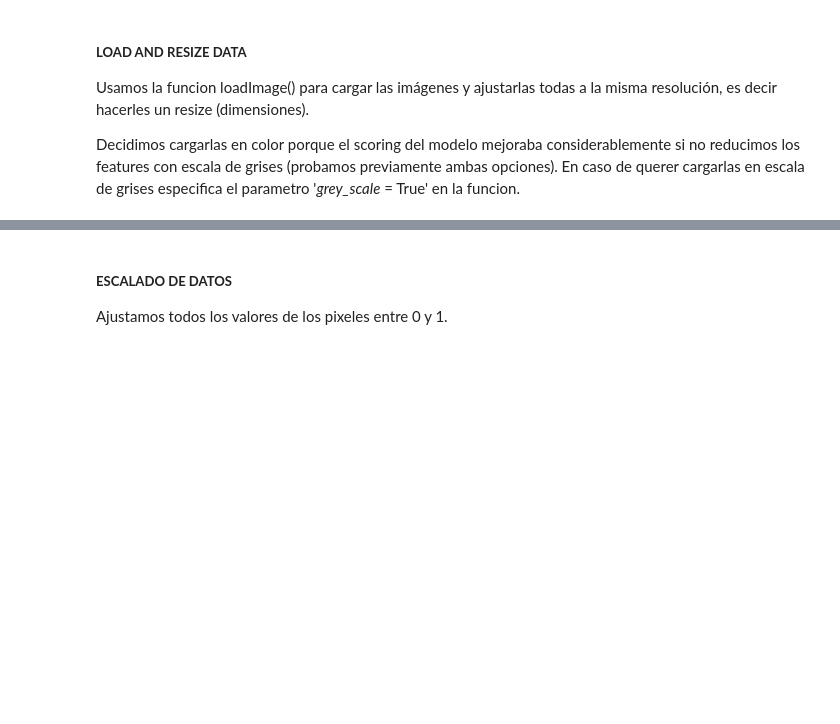
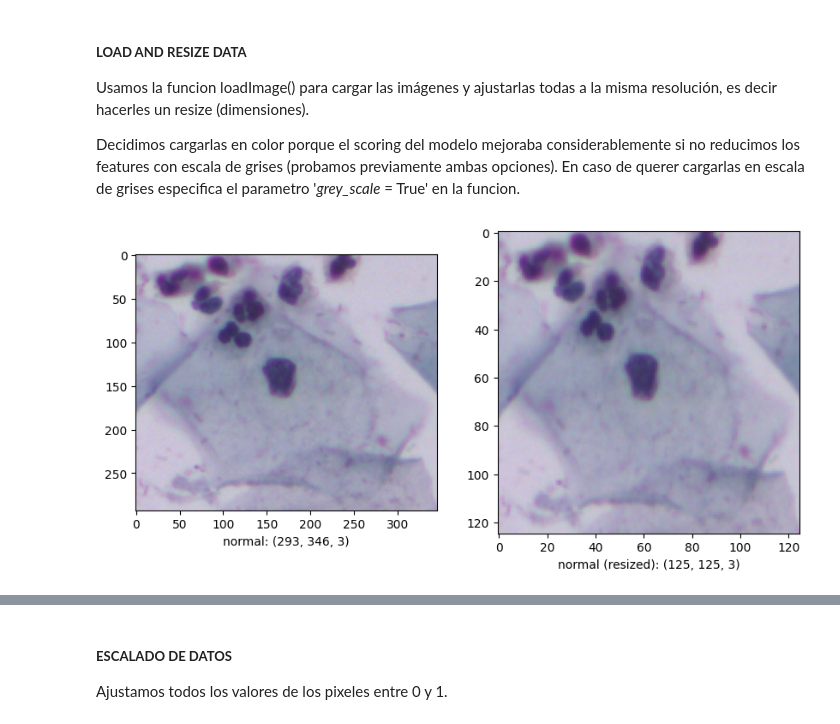
Before and after one commit to marinagoju/CNN_Cervical_Cancer, a Jupyter notebook: src/notebooks/ML_main.ipynb, the cells around one changed output, grey strips where cells are left out. Cells and saved outputs as stored; diff of their text form; code cells hidden in the pictures; blank space fills up the shorter version.

Commit message:
added plots

```diff
--- a/src/notebooks/ML_main.ipynb
+++ b/src/notebooks/ML_main.ipynb
@@ -162,6 +162,27 @@ X_train = shuffle(X_train, random_state=14) # Aleatorizamos de nuevo porque al a
 Usamos la funcion loadImage() para cargar las imágenes y ajustarlas todas a la misma resolución, es decir hacerles un resize (dimensiones).
 
 Decidimos cargarlas en color porque el scoring del modelo mejoraba considerablemente si no reducimos los features con escala de grises (probamos previamente ambas opciones). En caso de querer cargarlas en escala de grises especifica el parametro '*grey_scale* = True' en la funcion.
+# %%
+## EJEMPLO DE IMAGEN ANTES DE APLICARLE RESIZE
+
+plt.figure(figsize=(10, 10))
+
+imgname = random.choice(files)
+image = imread(DATA_PATH + imgname)
+image_reshaped = cv2.resize(image, (IMAGE_WIDTH, IMAGE_HEIGHT))
+
+# Original image
+plt.subplot(1, 2, 1)
+plt.imshow(image)
+plt.xlabel("normal")
+plt.xlabel(f"normal: {image.shape}" if'normal' in imgname else f"atipica: {image.shape}")
+
+# Resized image
+plt.subplot(1, 2, 2)
+plt.imshow(image_reshaped)
+plt.xlabel(f"normal (resized): {image_reshaped.shape}" if'normal' in imgname else f"atipica (resized): {image_reshaped.shape}");
+# %% [output]
+[figure, added]
 # %%
 # Almacenamos las imagenes procesadas, con el resize aplicado en las variables.
 X_train,y_train = loadImage(X_train, DATA_PATH, IMAGE_HEIGHT, IMAGE_WIDTH)
```
Also changed, not shown: parts of 6 cells of this notebook, 1 other file.
